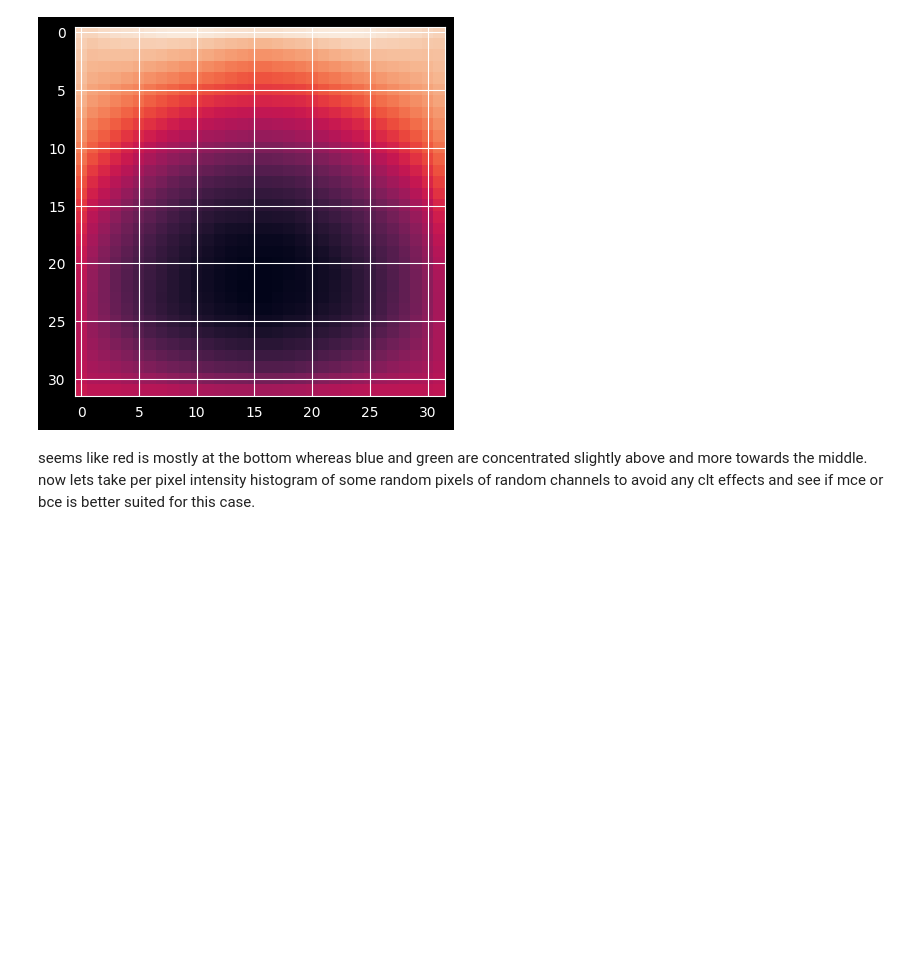
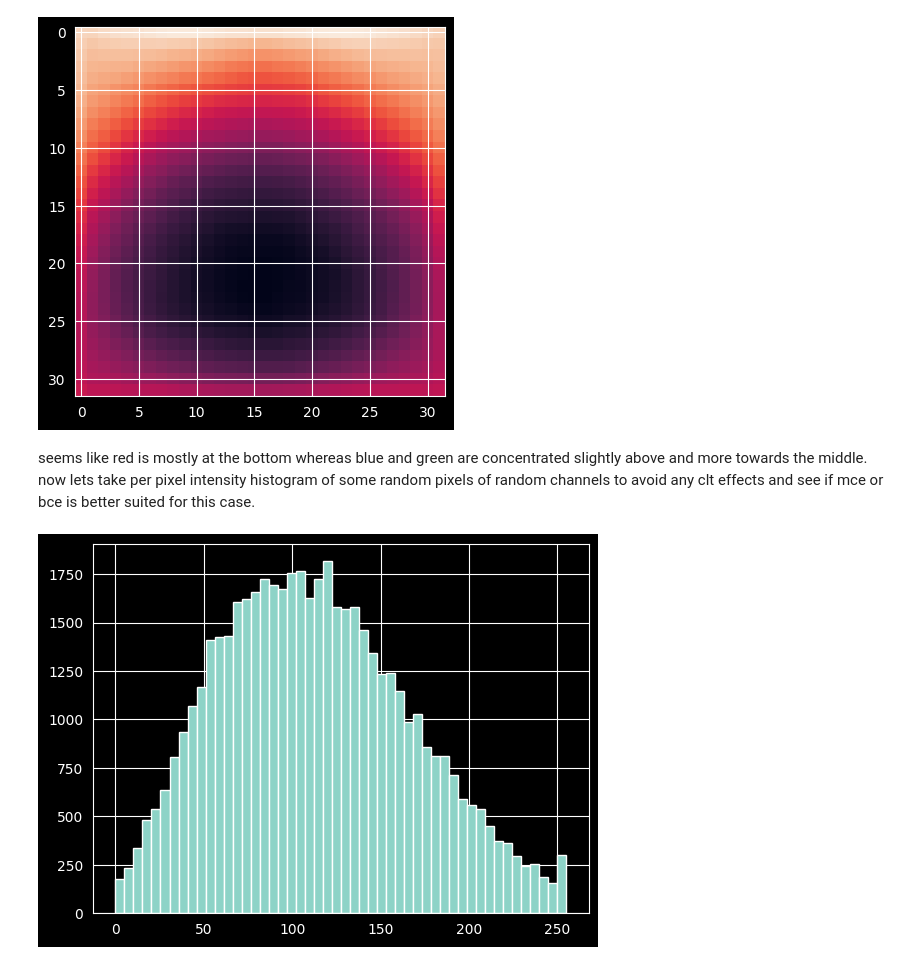
Before and after one commit to indian-coder-aarush/VAE-CIFAR100, a Jupyter notebook: notebooks/Image_analysis.ipynb, the cells around one changed output. Saved outputs shown, nothing was run; the diff lists cells and outputs as text; code cells hidden in the pictures; blank space fills up the shorter version.

```diff
--- a/notebooks/Image_analysis.ipynb
+++ b/notebooks/Image_analysis.ipynb
@@ -104,3 +104,10 @@ plt.show()
 [figure]
 # %% [markdown]
 seems like red is mostly at the bottom whereas blue and green are concentrated slightly above and more towards the middle. now lets take per pixel intensity histogram of some random pixels of random channels to avoid any clt effects and see if mce or bce is better suited for this case.
+# %%
+intensity_pixel_16_16 = np.mean(train, axis = 1)
+intensity_pixel_16_16 = intensity_pixel_16_16[:,16,16]
+plt.hist(intensity_pixel_16_16, bins=50)
+plt.show()
+# %% [output]
+[figure, added]
```
Also changed, not shown: parts of 3 cells of this notebook, 1 other file.
